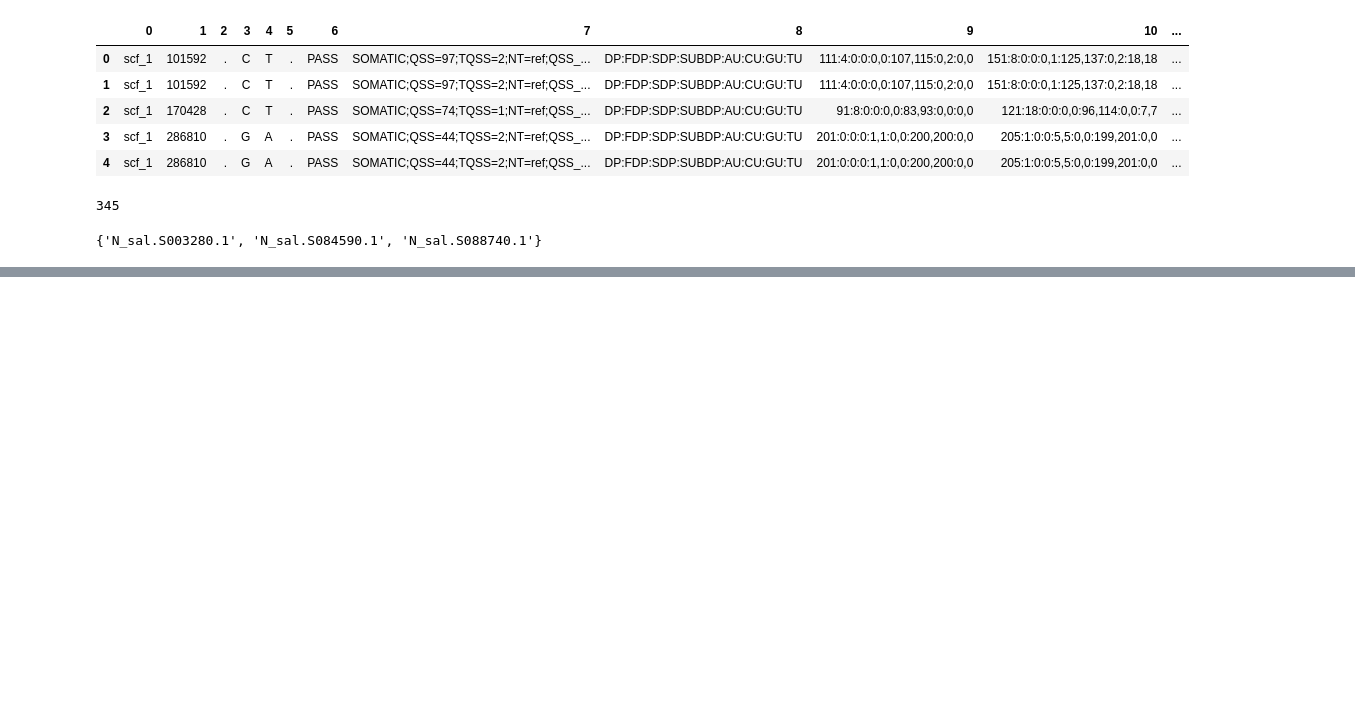
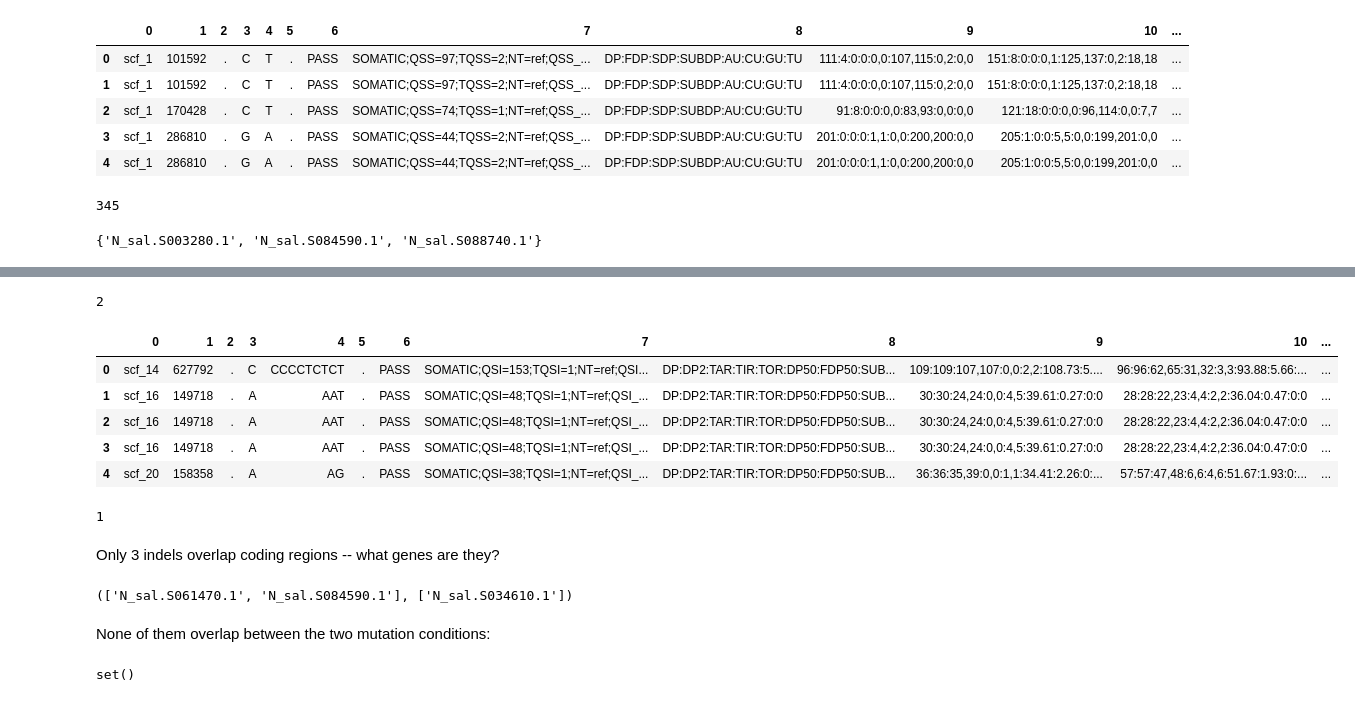
Before and after one commit to serenalotreck/evolved-nanno, a Jupyter notebook: notebooks/variant_exploration.ipynb, the cells around one changed output, grey strips where cells are left out. Drawn from its saved outputs; the diff is of its cells as text; code cells hidden in the pictures; blank space fills up the shorter version.

```diff
--- a/notebooks/variant_exploration.ipynb
+++ b/notebooks/variant_exploration.ipynb
@@ -227,0 +256,37 @@ Only 3 genes overlap between the two conditions!
+# %%
+indel_intersects_0M_R1['gene_name'] = indel_intersects_0M_R1[19].str.split('"').str[1]
+indel_intersects_0M_R1 = indel_intersects_0M_R1[indel_intersects_0M_R1[13] == 'CDS'].reset_index(drop=True)
+indel_intersects_0M_R1.groupby(by='gene_name').count().shape[0]
+# %% [output]
+2
+# %%
+indel_intersects_0_1M_R2 = pd.read_csv('../data/nanno_sarek/variant_calling/strelka/0_1M_R2_vs_537_control_R2/0_1M_R2_vs_537_control_R2_FILTERED_indels_overlap_with_annotations.txt', sep='\t', header=None)
+indel_intersects_0_1M_R2.head()
+# %% [output]
+|  | 0 | 1 | 2 | 3 | 4 | 5 | 6 | 7 | 8 | 9 | 10 | ... |
+| 0 | scf_14 | 627792 | . | C | CCCCTCTCT | . | PASS | SOMATIC;QSI=153;TQSI=1;NT=ref;QSI... | DP:DP2:TAR:TIR:TOR:DP50:FDP50:SUB... | 109:109:107,107:0,0:2,2:108.73:5.... | 96:96:62,65:31,32:3,3:93.88:5.66:... | ... |
+| 1 | scf_16 | 149718 | . | A | AAT | . | PASS | SOMATIC;QSI=48;TQSI=1;NT=ref;QSI_... | DP:DP2:TAR:TIR:TOR:DP50:FDP50:SUB... | 30:30:24,24:0,0:4,5:39.61:0.27:0:0 | 28:28:22,23:4,4:2,2:36.04:0.47:0:0 | ... |
+| 2 | scf_16 | 149718 | . | A | AAT | . | PASS | SOMATIC;QSI=48;TQSI=1;NT=ref;QSI_... | DP:DP2:TAR:TIR:TOR:DP50:FDP50:SUB... | 30:30:24,24:0,0:4,5:39.61:0.27:0:0 | 28:28:22,23:4,4:2,2:36.04:0.47:0:0 | ... |
+| 3 | scf_16 | 149718 | . | A | AAT | . | PASS | SOMATIC;QSI=48;TQSI=1;NT=ref;QSI_... | DP:DP2:TAR:TIR:TOR:DP50:FDP50:SUB... | 30:30:24,24:0,0:4,5:39.61:0.27:0:0 | 28:28:22,23:4,4:2,2:36.04:0.47:0:0 | ... |
+| 4 | scf_20 | 158358 | . | A | AG | . | PASS | SOMATIC;QSI=38;TQSI=1;NT=ref;QSI_... | DP:DP2:TAR:TIR:TOR:DP50:FDP50:SUB... | 36:36:35,39:0,0:1,1:34.41:2.26:0:... | 57:57:47,48:6,6:4,6:51.67:1.93:0:... | ... |
+# %%
+indel_intersects_0_1M_R2['gene_name'] = indel_intersects_0_1M_R2[19].str.split('"').str[1]
+indel_intersects_0_1M_R2 = indel_intersects_0_1M_R2[indel_intersects_0_1M_R2[13] == 'CDS'].reset_index(drop=True)
+indel_intersects_0_1M_R2.groupby(by='gene_name').count().shape[0]
+# %% [output]
+1
+# %% [markdown]
+Only 3 indels overlap coding regions -- what genes are they?
+# %%
+indel_genes_0M_R1 = indel_intersects_0M_R1.groupby(by='gene_name').count().index.tolist()
+indel_genes_0_1M_R2 = indel_intersects_0_1M_R2.groupby(by='gene_name').count().index.tolist()
+indel_genes_0M_R1, indel_genes_0_1M_R2
+# %% [output]
+(['N_sal.S061470.1', 'N_sal.S084590.1'], ['N_sal.S034610.1'])
+# %% [markdown]
+None of them overlap between the two mutation conditions:
+# %%
+overlapping_indels = set(indel_genes_0M_R1).intersection(set(indel_genes_0_1M_R2))
+overlapping_indels
+# %% [output]
+set()
```
Also changed, not shown: parts of 9 cells of this notebook.
